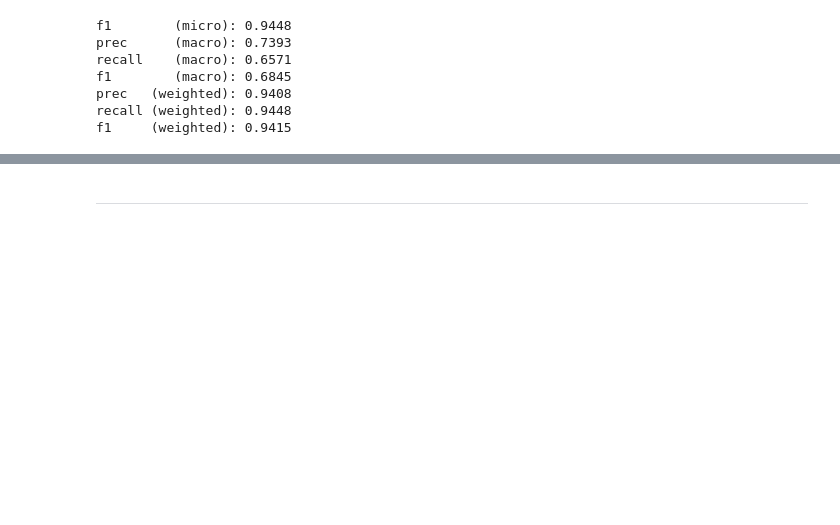
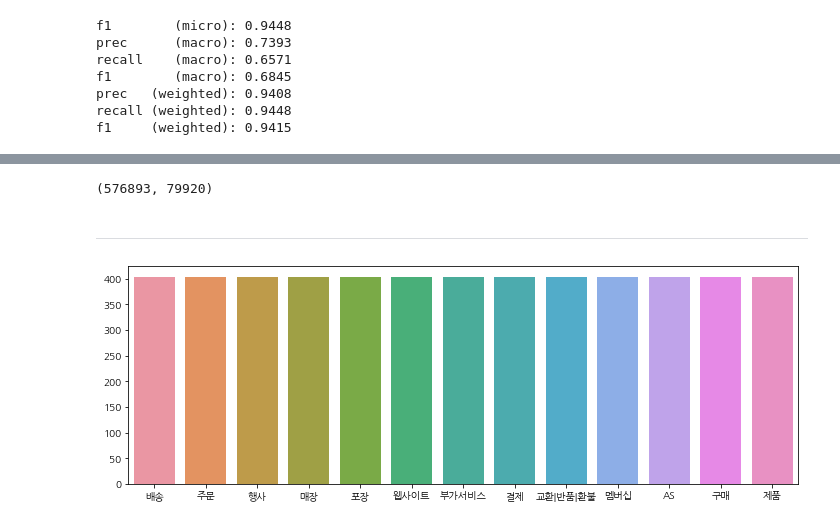
Before and after one commit to uoo723/BigStar-RnD-DA, a Jupyter notebook: notebooks/dev2.ipynb, the cells around one changed output, grey strips where cells are left out. Cells and saved outputs as stored; diff of their text form; code cells hidden in the pictures; blank space fills up the shorter version.

```diff
--- a/notebooks/dev2.ipynb
+++ b/notebooks/dev2.ipynb
@@ -880,0 +991,4 @@ Name: prediction, dtype: int64
+# %%
+len(filtered_df), len(gpt2_v2_df)
+# %% [output]
+(576893, 79920)
@@ -881,2 +998,7 @@ Name: prediction, dtype: int64
 # %% [markdown]
 ---
+# %%
+sampling_df = pd.read_csv("data/train_sample.csv")
+plot_label_distribution(sampling_df)
+# %% [output]
+[figure, added]
```
Also changed, not shown: parts of 37 cells of this notebook, 2 other files.
